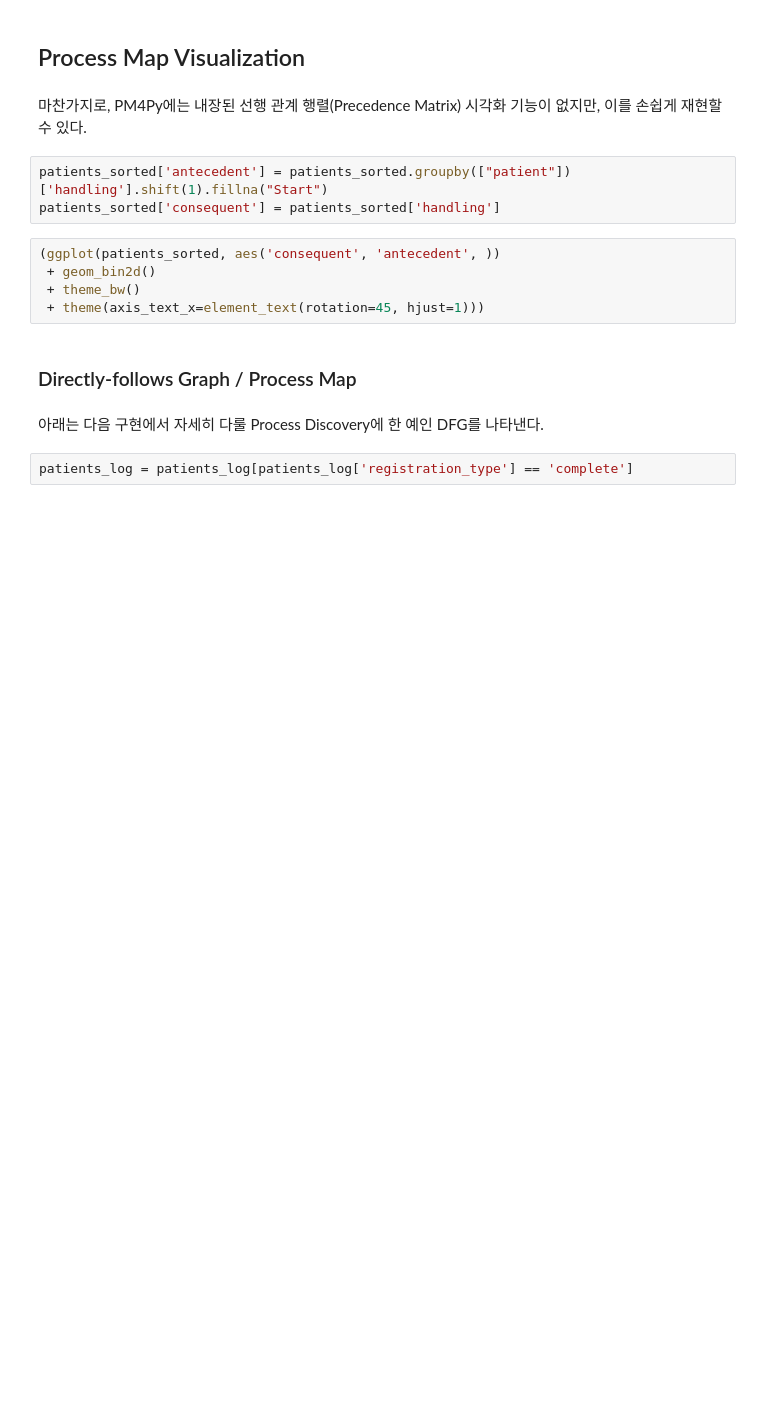
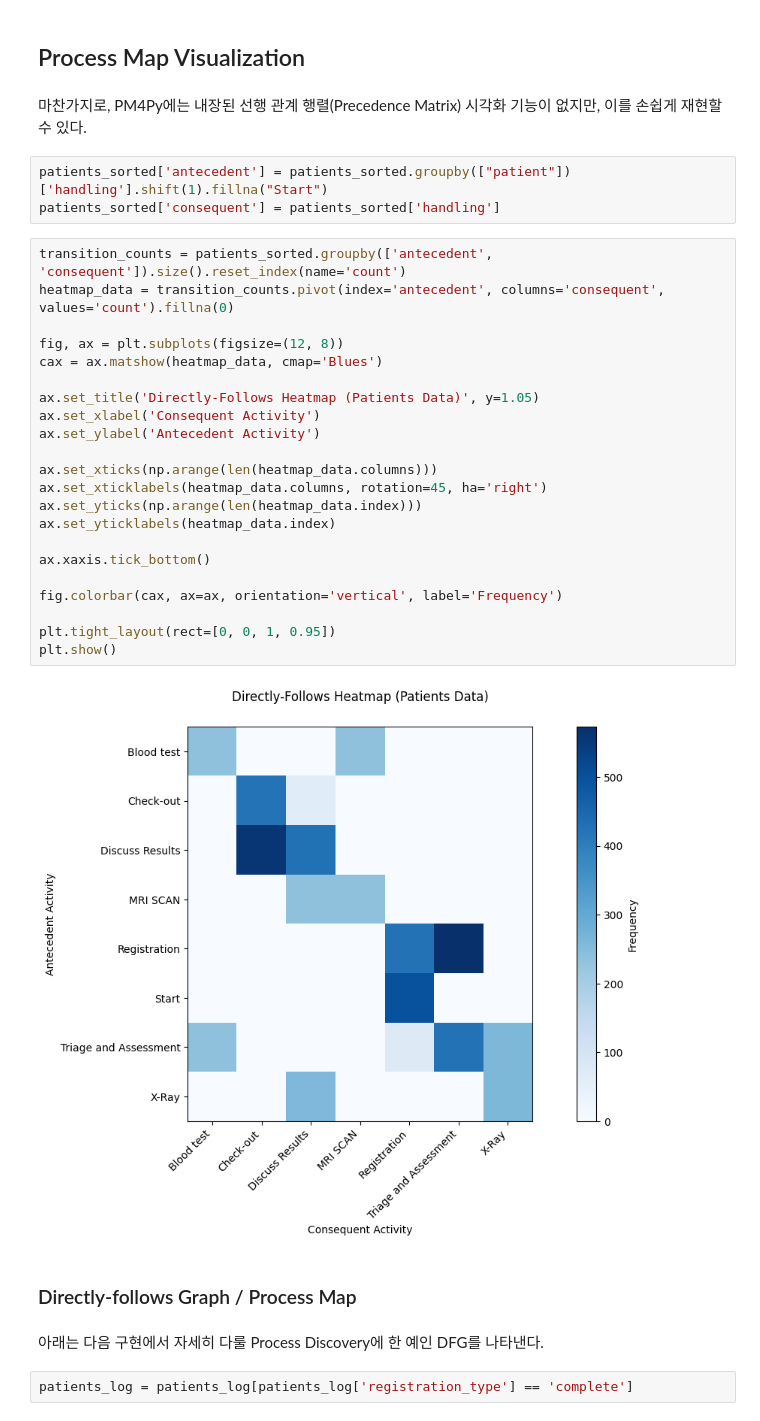
Before and after one commit to MinsuChoKW/Data-Analytics-2025, a Jupyter notebook: week4_event_logs.ipynb, the cells around one changed output. Saved outputs shown, nothing was run; the diff lists cells and outputs as text; blank space fills up the shorter version.

```diff
--- a/week4_event_logs.ipynb
+++ b/week4_event_logs.ipynb
@@ -266,11 +256,30 @@ PM4Py에서 제공하는 다른 기본적인 프로세스 시각화 옵션.
 # %%
 patients_sorted['antecedent'] = patients_sorted.groupby(["patient"])['handling'].shift(1).fillna("Start")
 patients_sorted['consequent'] = patients_sorted['handling']
-# %%
-(ggplot(patients_sorted, aes('consequent', 'antecedent', ))
- + geom_bin2d()
- + theme_bw()
- + theme(axis_text_x=element_text(rotation=45, hjust=1)))
+# %%
+transition_counts = patients_sorted.groupby(['antecedent', 'consequent']).size().reset_index(name='count')
+heatmap_data = transition_counts.pivot(index='antecedent', columns='consequent', values='count').fillna(0)
+
+fig, ax = plt.subplots(figsize=(12, 8))
+cax = ax.matshow(heatmap_data, cmap='Blues')
+
+ax.set_title('Directly-Follows Heatmap (Patients Data)', y=1.05)
+ax.set_xlabel('Consequent Activity')
+ax.set_ylabel('Antecedent Activity')
+
+ax.set_xticks(np.arange(len(heatmap_data.columns)))
+ax.set_xticklabels(heatmap_data.columns, rotation=45, ha='right')
+ax.set_yticks(np.arange(len(heatmap_data.index)))
+ax.set_yticklabels(heatmap_data.index)
+
+ax.xaxis.tick_bottom()
+
+fig.colorbar(cax, ax=ax, orientation='vertical', label='Frequency')
+
+plt.tight_layout(rect=[0, 0, 1, 0.95])
+plt.show()
+# %% [output]
+[figure, added]
 # %% [markdown]
 ### Directly-follows Graph / Process Map
 # %% [markdown]
```
Also changed, not shown: parts of 13 cells of this notebook.
